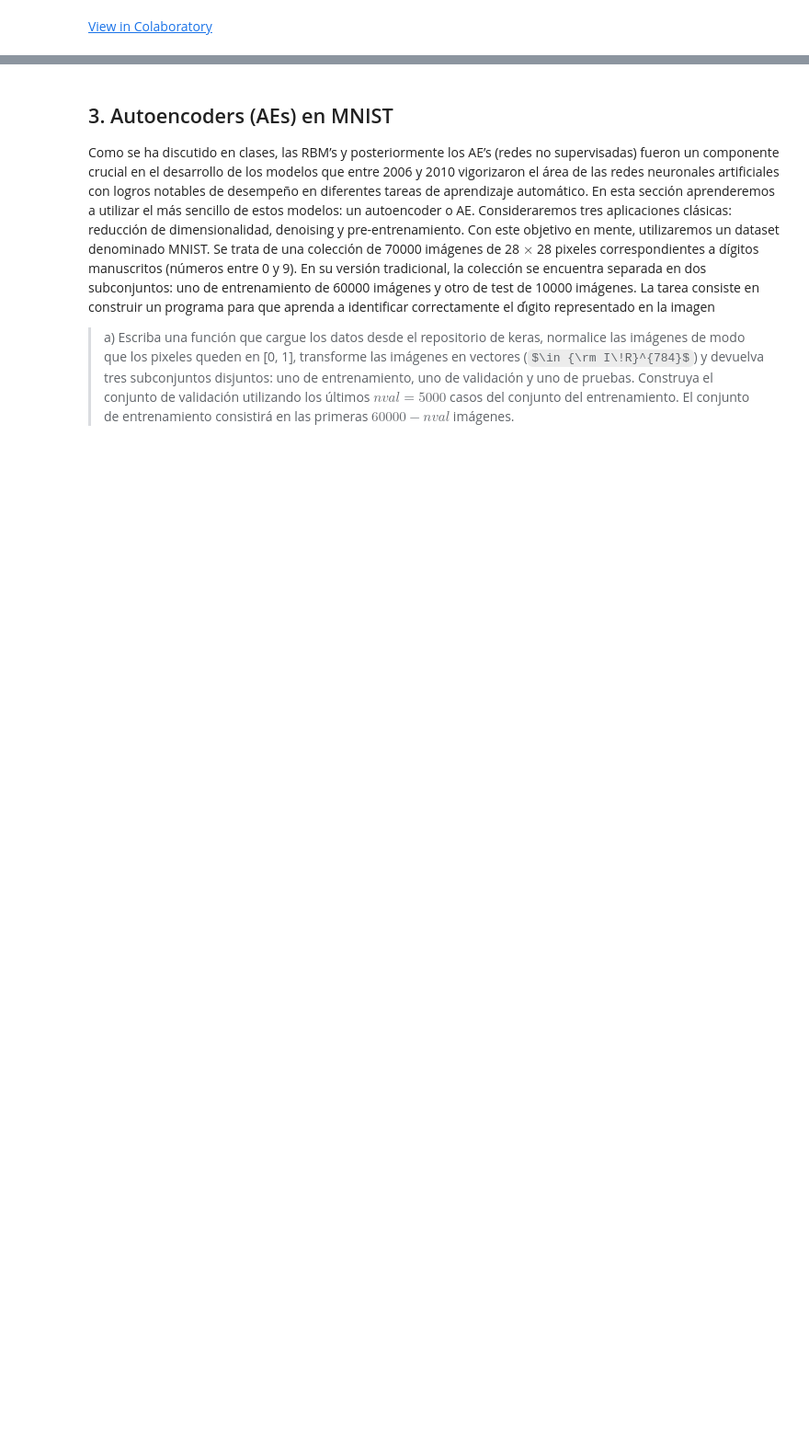
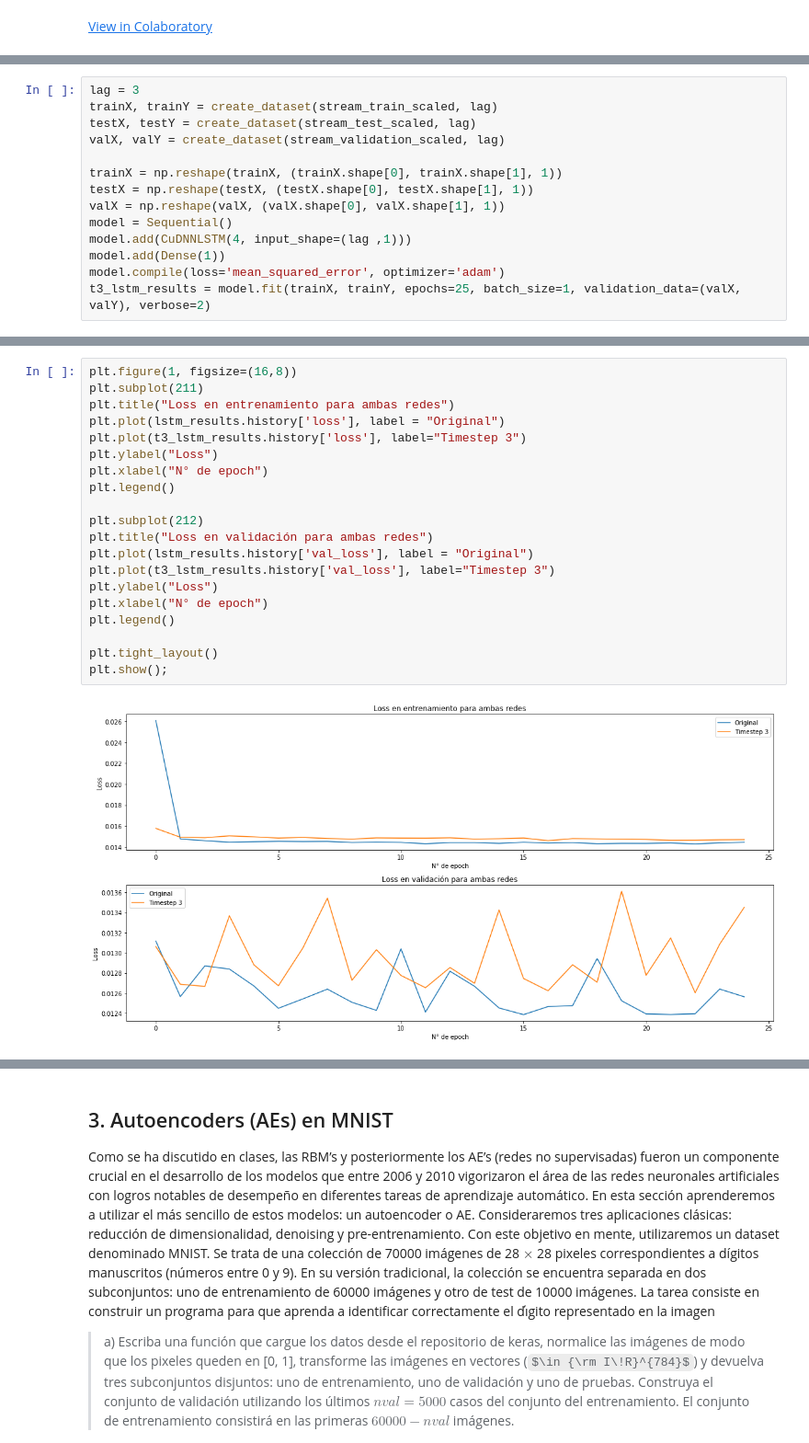
Before and after one commit to nachotp/Tarea2-INF395, a Jupyter notebook: Tarea_2.ipynb, the cells around one changed output, grey strips where cells are left out. Shown at 92% size. Saved outputs shown, nothing was run; the diff lists cells and outputs as text; some formulas as TeX source; blank space fills up the shorter version.

```diff
--- a/Tarea_2.ipynb
+++ b/Tarea_2.ipynb
@@ -188,0 +184,14 @@ $$
+# %%
+lag = 3
+trainX, trainY = create_dataset(stream_train_scaled, lag)
+testX, testY = create_dataset(stream_test_scaled, lag)
+valX, valY = create_dataset(stream_validation_scaled, lag)
+
+trainX = np.reshape(trainX, (trainX.shape[0], trainX.shape[1], 1))
+testX = np.reshape(testX, (testX.shape[0], testX.shape[1], 1))
+valX = np.reshape(valX, (valX.shape[0], valX.shape[1], 1))
+model = Sequential()
+model.add(CuDNNLSTM(4, input_shape=(lag ,1)))
+model.add(Dense(1))
+model.compile(loss='mean_squared_error', optimizer='adam')
+t3_lstm_results = model.fit(trainX, trainY, epochs=25, batch_size=1, validation_data=(valX, valY), verbose=2)
@@ -188,0 +236,22 @@ $$
+# %%
+plt.figure(1, figsize=(16,8))
+plt.subplot(211)
+plt.title("Loss en entrenamiento para ambas redes")
+plt.plot(lstm_results.history['loss'], label = "Original")
+plt.plot(t3_lstm_results.history['loss'], label="Timestep 3")
+plt.ylabel("Loss")
+plt.xlabel("N° de epoch")
+plt.legend()
+
+plt.subplot(212)
+plt.title("Loss en validación para ambas redes")
+plt.plot(lstm_results.history['val_loss'], label = "Original")
+plt.plot(t3_lstm_results.history['val_loss'], label="Timestep 3")
+plt.ylabel("Loss")
+plt.xlabel("N° de epoch")
+plt.legend()
+
+plt.tight_layout()
+plt.show();
+# %% [output]
+[figure, added]
```
Also changed, not shown: parts of 48 cells of this notebook.
